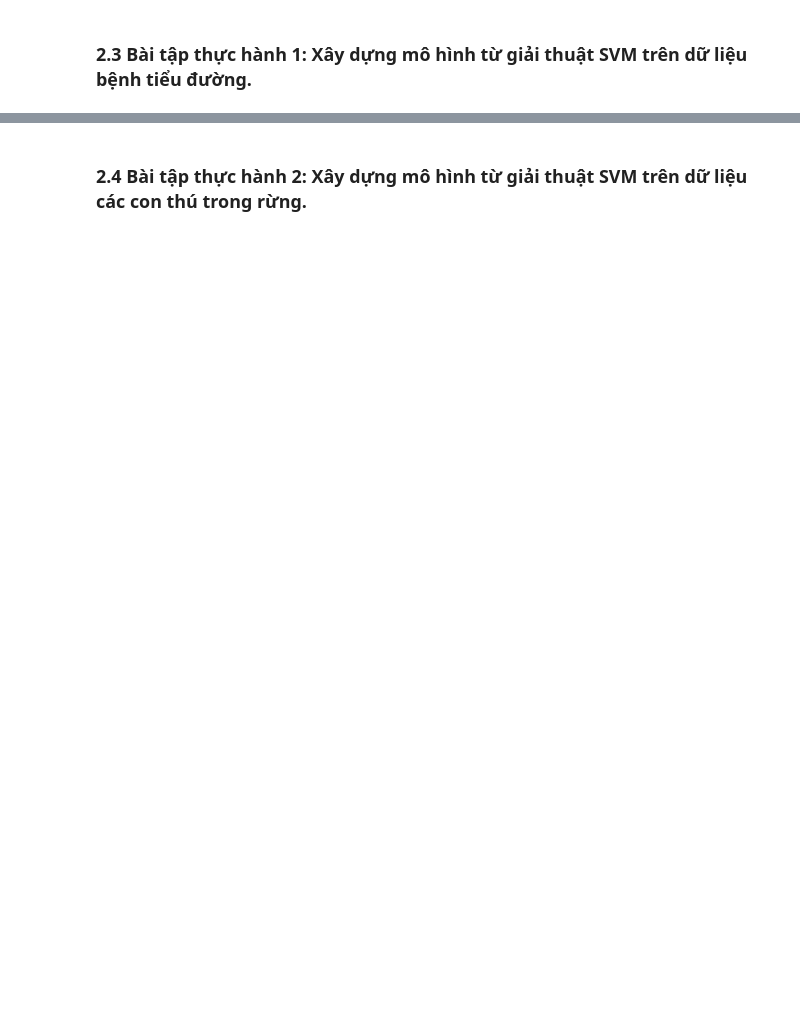
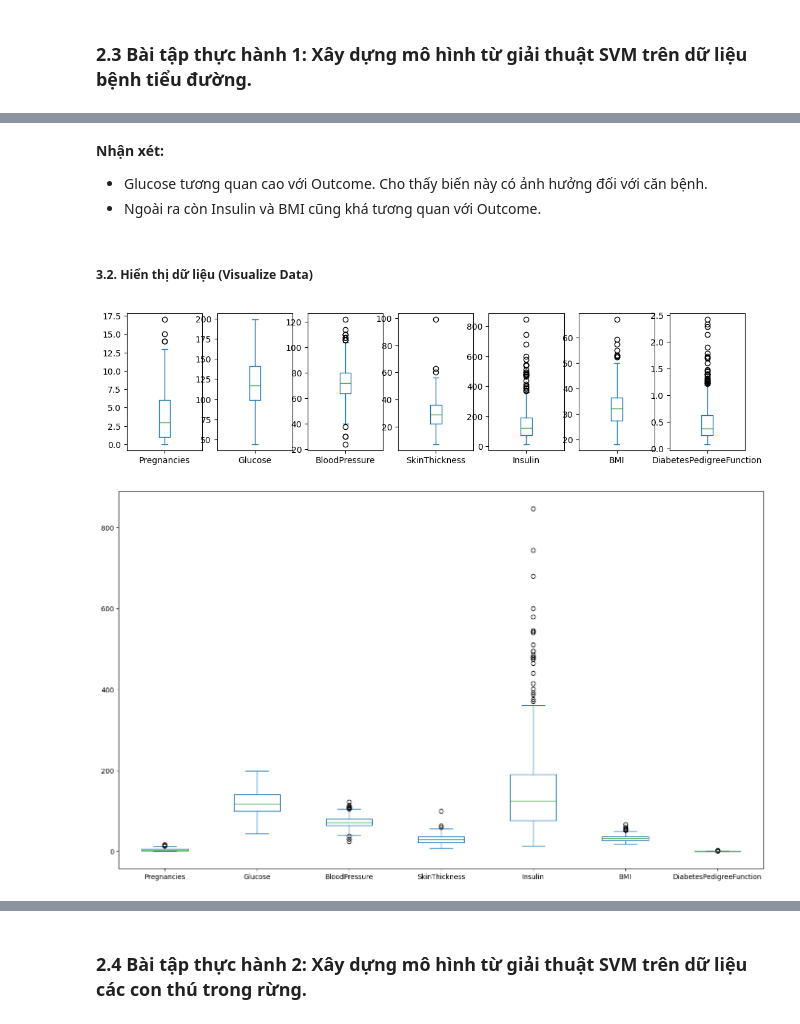
Before and after one commit to aquattda/LTT_DA, a Jupyter notebook: DA/DA06/2.2/2_2.ipynb, the cells around one changed output, grey strips where cells are left out. Cells and saved outputs as stored; diff of their text form; code cells hidden in the pictures; blank space fills up the shorter version.

```diff
--- a/DA/DA06/2.2/2_2.ipynb
+++ b/DA/DA06/2.2/2_2.ipynb
@@ -346,0 +742,14 @@ weighted avg       0.96      0.95      0.95       296
+# %% [markdown]
+**Nhận xét:**
+- Glucose tương quan cao với Outcome. Cho thấy biến này có ảnh hưởng đối với căn bệnh.
+- Ngoài ra còn Insulin và BMI cũng khá tương quan với Outcome.
+# %% [markdown]
+##### **3.2. Hiển thị dữ liệu (Visualize Data)**
+# %%
+cols_f = pima_df.iloc[:, :7]
+cols_f.plot(kind="box", subplots=True, layout=(3, 9), sharex=False, sharey=False, figsize=(17,10))
+cols_f.plot(kind="box", figsize=(17,10))
+plt.savefig("abc.pdf")
+# %% [output]
+[figure, added]
+[figure, added]
```
Also changed, not shown: parts of 142 cells of this notebook, 5 other files.
